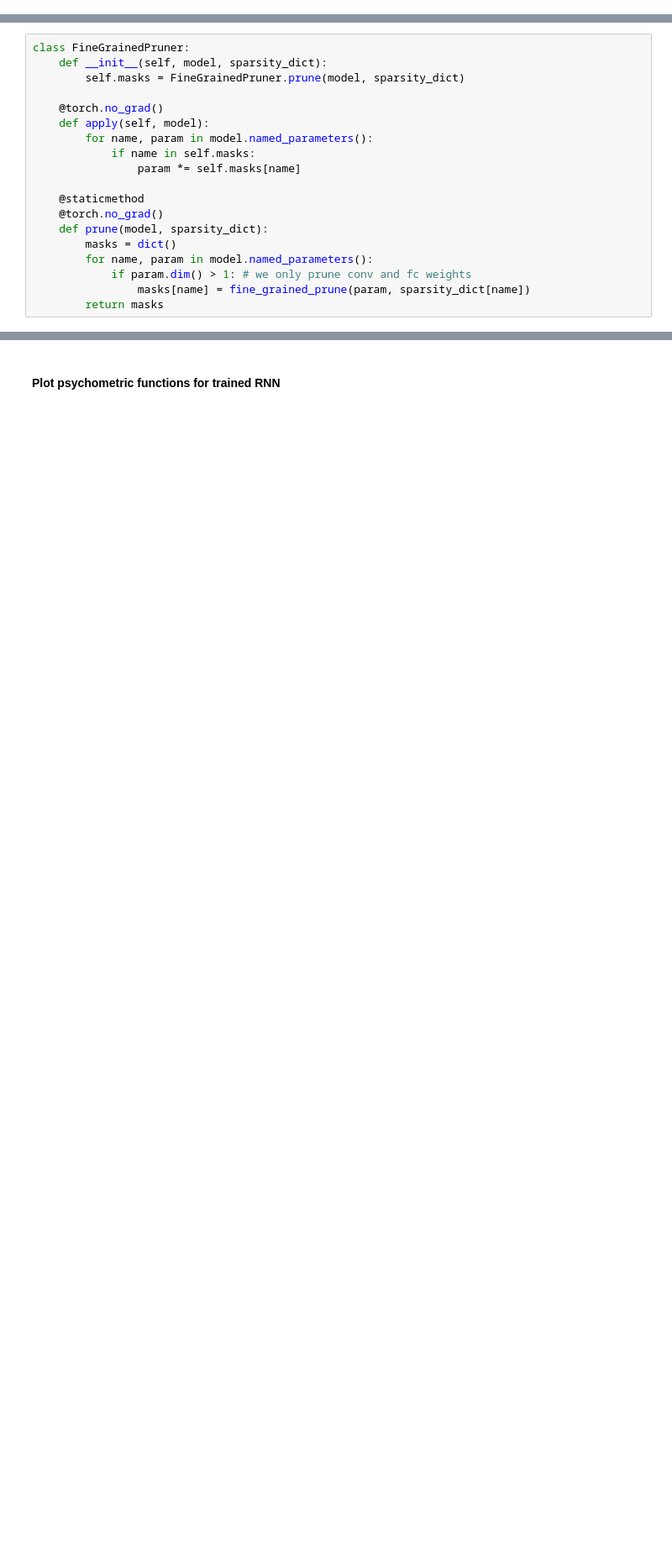
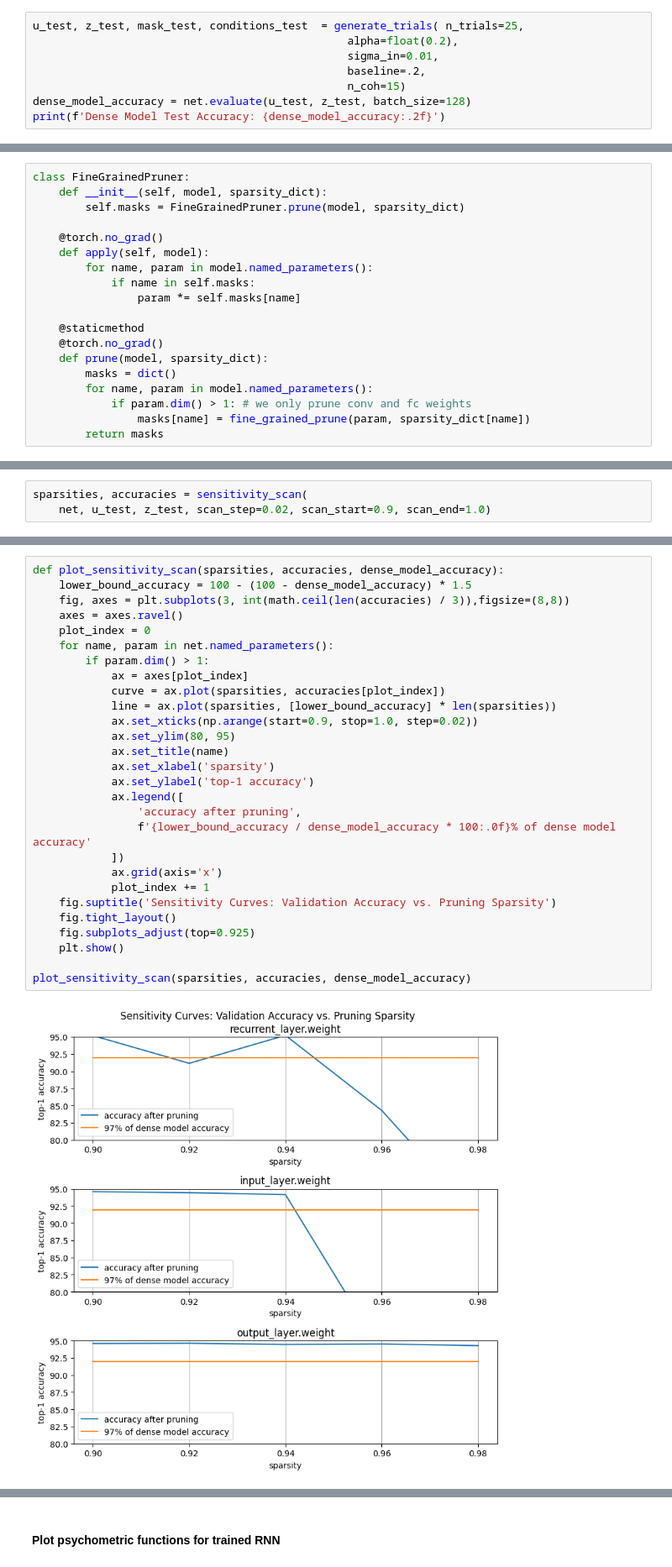
Before and after one commit to jingxuanf0214/latentcircuit, a Jupyter notebook: Tutorial.ipynb, the cells around one changed output, grey strips where cells are left out. Shown at 84% size. Cells and saved outputs as stored; diff of their text form; blank space fills up the shorter version.

```diff
--- a/Tutorial.ipynb
+++ b/Tutorial.ipynb
@@ -108,0 +111,8 @@ Epoch: 150/150............. mse_z: 0.0082
+# %%
+u_test, z_test, mask_test, conditions_test  = generate_trials( n_trials=25,
+                                                alpha=float(0.2),
+                                                sigma_in=0.01,
+                                                baseline=.2,
+                                                n_coh=15)
+dense_model_accuracy = net.evaluate(u_test, z_test, batch_size=128)
+print(f'Dense Model Test Accuracy: {dense_model_accuracy:.2f}')
@@ -251,0 +315,3 @@ class FineGrainedPruner:
+# %%
+sparsities, accuracies = sensitivity_scan(
+    net, u_test, z_test, scan_step=0.02, scan_start=0.9, scan_end=1.0)
@@ -251,0 +332,30 @@ class FineGrainedPruner:
+# %%
+def plot_sensitivity_scan(sparsities, accuracies, dense_model_accuracy):
+    lower_bound_accuracy = 100 - (100 - dense_model_accuracy) * 1.5
+    fig, axes = plt.subplots(3, int(math.ceil(len(accuracies) / 3)),figsize=(8,8))
+    axes = axes.ravel()
+    plot_index = 0
+    for name, param in net.named_parameters():
+        if param.dim() > 1:
+            ax = axes[plot_index]
+            curve = ax.plot(sparsities, accuracies[plot_index])
+            line = ax.plot(sparsities, [lower_bound_accuracy] * len(sparsities))
+            ax.set_xticks(np.arange(start=0.9, stop=1.0, step=0.02))
+            ax.set_ylim(80, 95)
+            ax.set_title(name)
+            ax.set_xlabel('sparsity')
+            ax.set_ylabel('top-1 accuracy')
+            ax.legend([
+                'accuracy after pruning',
+                f'{lower_bound_accuracy / dense_model_accuracy * 100:.0f}% of dense model accuracy'
+            ])
+            ax.grid(axis='x')
+            plot_index += 1
+    fig.suptitle('Sensitivity Curves: Validation Accuracy vs. Pruning Sparsity')
+    fig.tight_layout()
+    fig.subplots_adjust(top=0.925)
+    plt.show()
+
+plot_sensitivity_scan(sparsities, accuracies, dense_model_accuracy)
+# %% [output]
+[figure, added]
```
Also changed, not shown: parts of 14 cells of this notebook, 1 other file.
